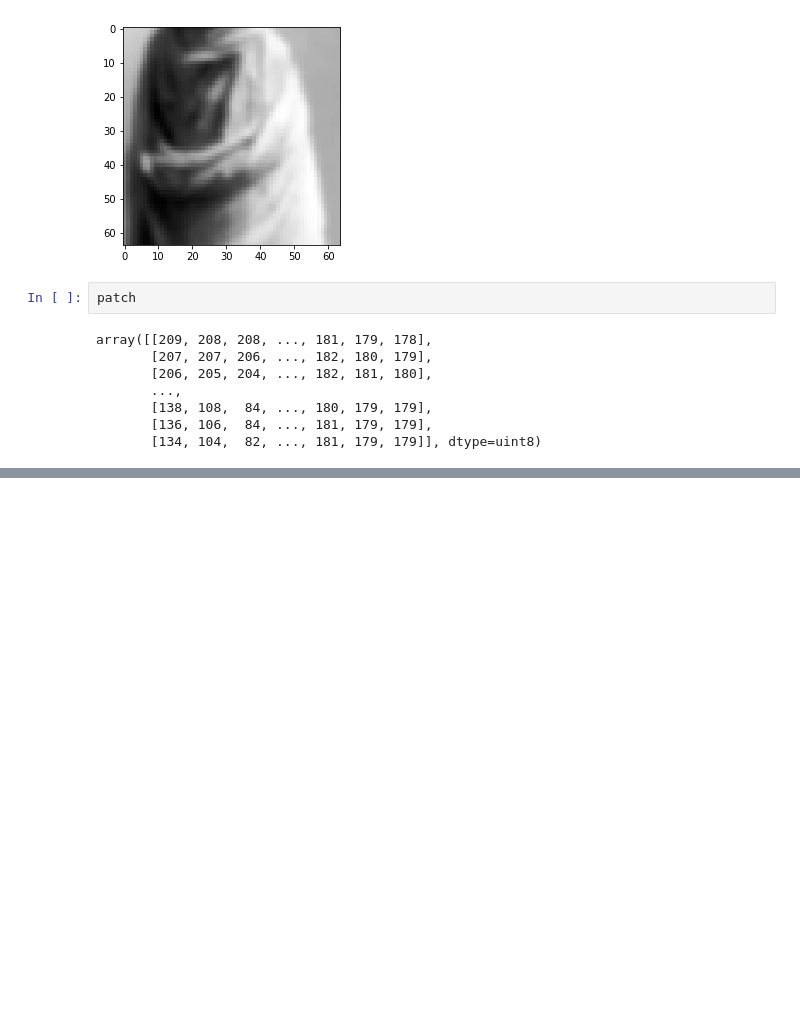
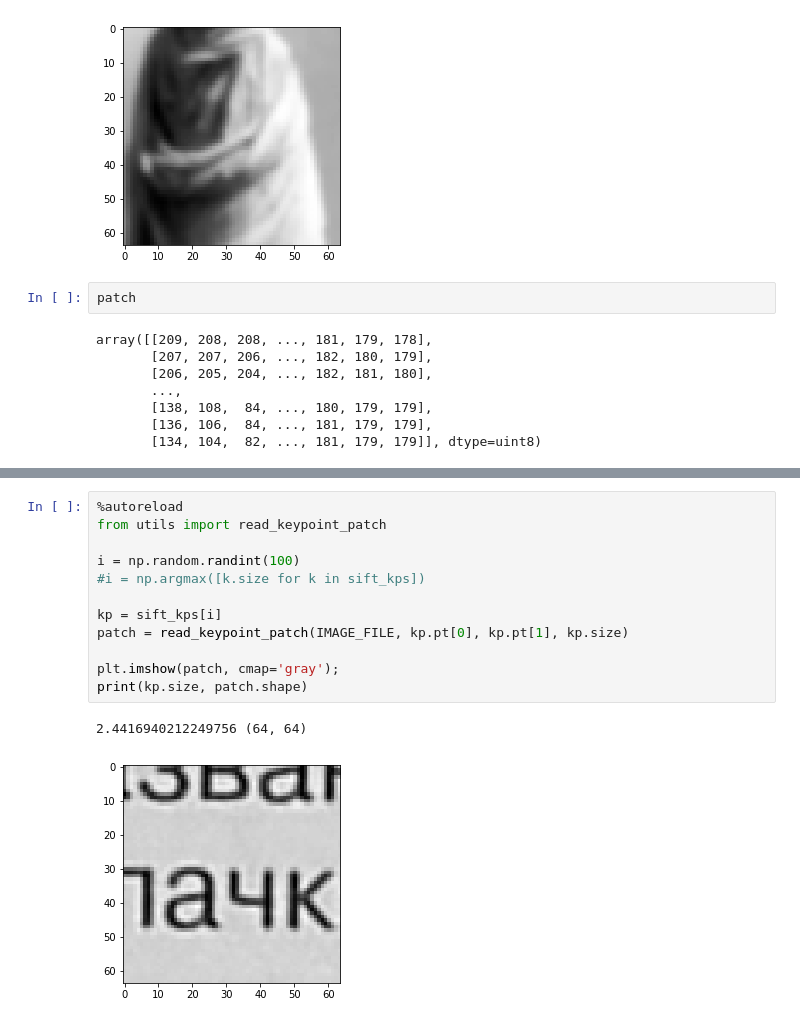
Before and after one commit to semyonkozlov/abbyy-diploma, a Jupyter notebook: descriptor/siamese/datasets.ipynb, the cells around one changed output, grey strips where cells are left out. Cells and saved outputs as stored; diff of their text form; blank space fills up the shorter version.

```diff
--- a/descriptor/siamese/datasets.ipynb
+++ b/descriptor/siamese/datasets.ipynb
@@ -119,0 +146,15 @@ plt.imshow(patch / 255);
+# %%
+%autoreload
+from utils import read_keypoint_patch
+
+i = np.random.randint(100)
+#i = np.argmax([k.size for k in sift_kps])
+
+kp = sift_kps[i]
+patch = read_keypoint_patch(IMAGE_FILE, kp.pt[0], kp.pt[1], kp.size)
+
+plt.imshow(patch, cmap='gray');
+print(kp.size, patch.shape)
+# %% [output]
+2.4416940212249756 (64, 64)
+[figure, added]
```
Also changed, not shown: parts of 11 cells of this notebook, 2 other files.
